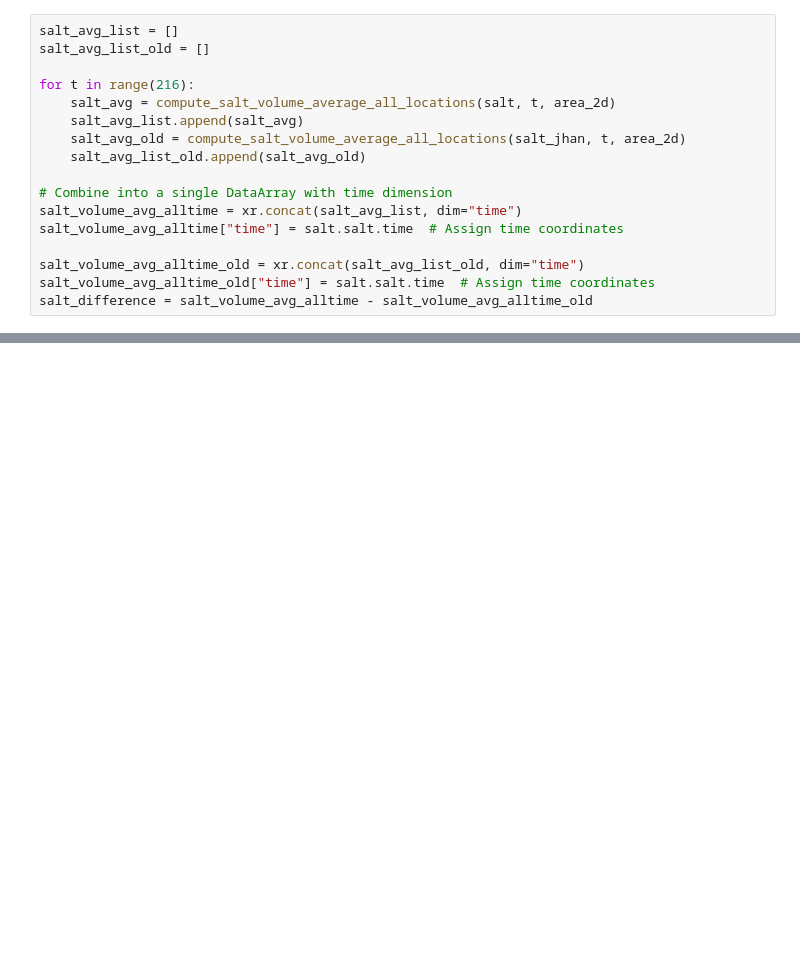
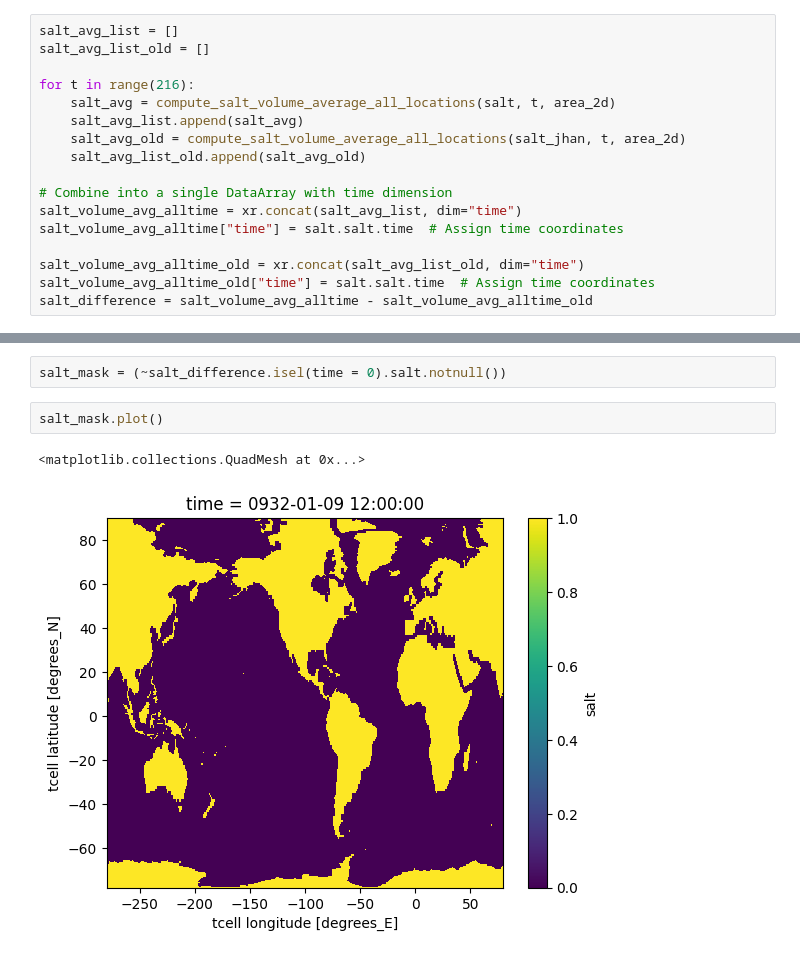
Before and after one commit to ezhilsabareesh8/Notebooks, a Jupyter notebook: Transport_through_straits_example.ipynb, the cells around one changed output, grey strips where cells are left out. Saved outputs shown, nothing was run; the diff lists cells and outputs as text; blank space fills up the shorter version.

```diff
--- a/Transport_through_straits_example.ipynb
+++ b/Transport_through_straits_example.ipynb
@@ -174,0 +328,7 @@ HTML(ani.to_jshtml())
+# %%
+salt_mask = (~salt_difference.isel(time = 0).salt.notnull())
+# %%
+salt_mask.plot()
+# %% [output]
+<matplotlib.collections.QuadMesh at 0x...>
+[figure, added]
```
Also changed, not shown: parts of 14 cells of this notebook.
